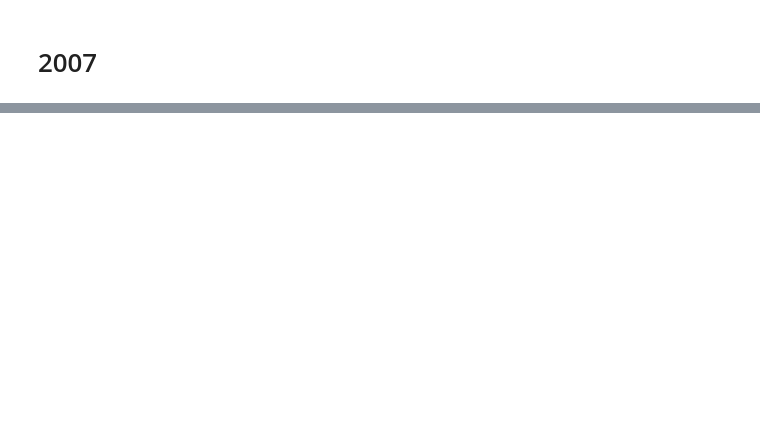
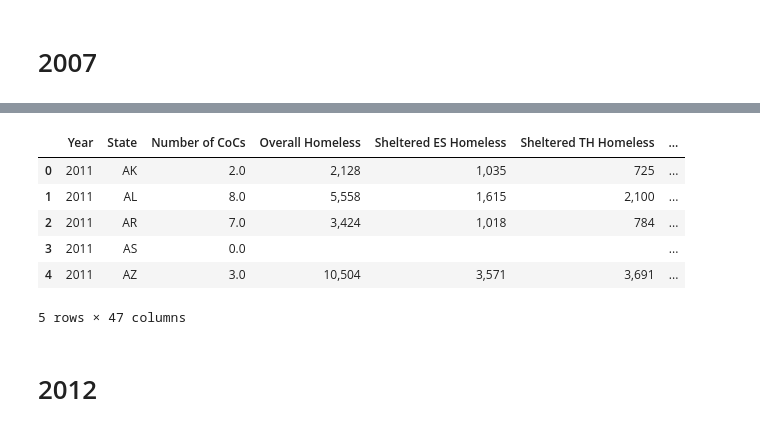
Before and after one commit to BrandonClark65/homeless_analysis, a Jupyter notebook: data_to_sql_refactored.ipynb, the cells around one changed output, grey strips where cells are left out. Cells and saved outputs as stored; diff of their text form; code cells hidden in the pictures; blank space fills up the shorter version.

```diff
--- a/data_to_sql_refactored.ipynb
+++ b/data_to_sql_refactored.ipynb
@@ -95,0 +103,17 @@ NameError: name 'data_df' is not defined
+# %%
+# Import csv into pandas dataframe 2011
+data_2011 = pd.read_csv("Resources/2011-PIT-Counts-by-State.csv")
+data_2011_df = pd.DataFrame(data_2011)
+# %%
+# Run remove_year funtion
+remove_year(data_2011_df, 2011)
+# Display DataFrame
+data_2011_df.head()
+# %% [output]
+|  | Year | State | Number of CoCs | Overall Homeless | Sheltered ES Homeless | Sheltered TH Homeless | ... |
+| 0 | 2011 | AK | 2.0 | 2,128 | 1,035 | 725 | ... |
+| 1 | 2011 | AL | 8.0 | 5,558 | 1,615 | 2,100 | ... |
+| 2 | 2011 | AR | 7.0 | 3,424 | 1,018 | 784 | ... |
+| 3 | 2011 | AS | 0.0 |  |  |  | ... |
+| 4 | 2011 | AZ | 3.0 | 10,504 | 3,571 | 3,691 | ... |
+5 rows × 47 columns
@@ -95,0 +123,2 @@ NameError: name 'data_df' is not defined
+# %% [markdown]
+# 2012
```
Also changed, not shown: parts of 61 cells of this notebook.
